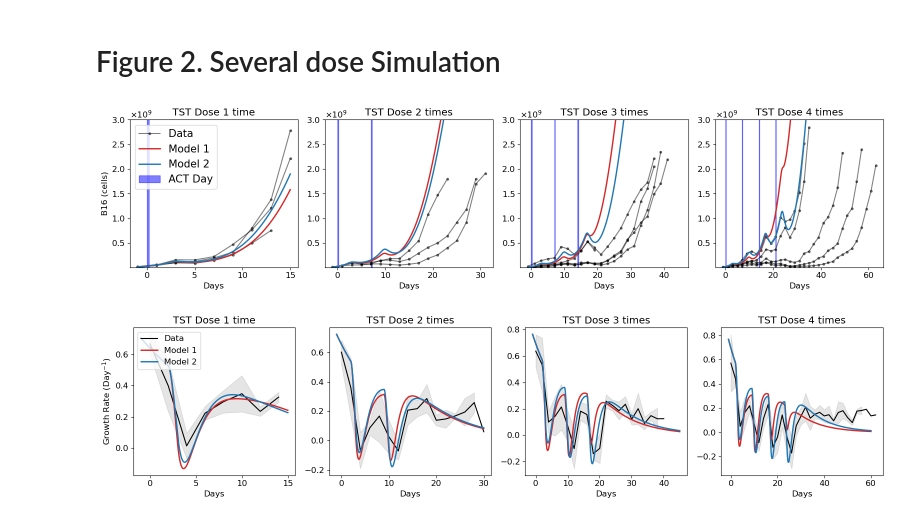
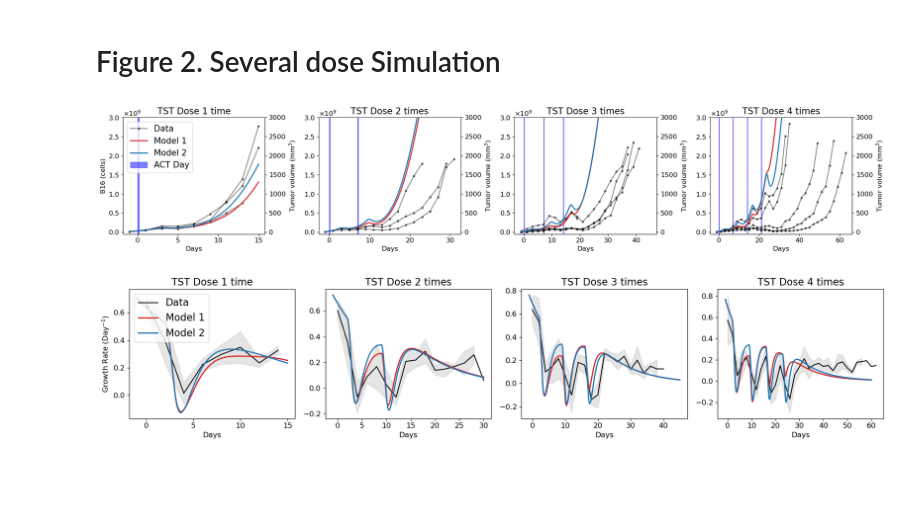
Before and after one commit to Rockyperiod/b16_act_analysis, a Jupyter notebook: code/ode/02_tst_model.ipynb, the cells around one changed output. Drawn from its saved outputs; the diff is of its cells as text; code cells hidden in the pictures; blank space fills up the shorter version.

```diff
--- a/code/ode/02_tst_model.ipynb
+++ b/code/ode/02_tst_model.ipynb
@@ -38,11 +34,11 @@ $k_s$ corresponds to $v_s$ in the paper.
 # %%
 t_start = 2  # Delay (in days) before TSTs infiltrate the tumor after injection
 
-def tst_pulse(t, dose_list, dose_days, delta_t):
+def tst_pulse(t, dose_list, dose_days, d_0, delta_t=1):
     """Return the TST input function F(t), based on dose schedule and delivery window."""
     total = 0
     for dose, day in zip(dose_list, dose_days):
         if day + t_start <= t < day + t_start + delta_t:
-            total += dose / delta_t
+            total += d_0 * dose / delta_t
     return total
 # %%
@@ -270,29 +131,31 @@ model_configs = {
     'Model1': {
         'ode': model1,
         'param_bounds': [
-            (1e-8, 2e-7),  # k_s
+            (1e-7, 3e-6),  # v_s
             (0.5, 2),      # e_p
             (0.5, 1),      # d_e
             (0.1, 1),      # d_d
             (0.1, 1),      # d_s
             (1e-8, 1e-6),  # d_m
             (2, 5),        # m_f
+            (0, 0.1)       # d_0
         ],
-        'param_names': ['k_s', 'e_p', 'd_e', 'd_d', 'd_s', 'd_m', 'm_f']
+        'param_names': ['v_s', 'e_p', 'd_e', 'd_d', 'd_s', 'd_m', 'm_f', 'd_0']
     },
     'Model2': {
         'ode': model2,
         'param_bounds': [
-            (1e-8, 2e-7),  # k_s
+            (1e-7, 3e-6),  # v_s
             (0.5, 2),      # e_p
             (0.5, 1),      # d_e
             (0.1, 1),      # d_d
             (0.1, 1),      # d_s
-            (0.1, 1e1),        # d_m
+            (0.1, 10),        # d_m
             (2, 5),        # m_f
-            (1e6, 1e8)     # k_m
+            (1e5, 1e7),     # k_m
+            (0, 0.1)       # d_0
         ],
-        'param_names': ['k_s', 'e_p', 'd_e', 'd_d', 'd_s', 'd_m', 'm_f', 'k_m']
+        'param_names': ['v_s', 'e_p', 'd_e', 'd_d', 'd_s', 'd_m', 'm_f', 'k_m', 'd_0']
     }
 }
 # %%
@@ -362,7 +358,7 @@ param2 = params[1]
 # Figure S2. Optimization Results
 # %%
 # Time range
-y0 = [v_data[0], 0, 0, 0, mdsc_data[0]]
+y0 = [v_data[0], 0, 0, 0, tim_data[0]]
 t_eval = np.arange(-1, 13.01, 0.01)
 
 # Fixed TST injection schedule
@@ -433,7 +465,7 @@ time_vectors = [
 B16F10_sD = pd.read_csv("../../data/tumor/B16F10_sD.csv")
 B16F10_sD = B16F10_sD.dropna(subset=["tumor_volume"]).copy()
 # %%
-fig_vol, axes_vol = plt.subplots(1, 4, figsize=(16, 4))
+fig_vol, axes_vol = plt.subplots(1, 4, figsize=(20, 4))
 for idx, label in enumerate(dose_labels):
     ax = axes_vol[idx]
     t_sim = time_vectors[idx]
@@ -442,8 +474,8 @@ for idx, label in enumerate(dose_labels):
     df_cond = B16F10_sD[B16F10_sD['Condition'] == label]
     df_avg  = tumor_volume(B16F10_sD, label)
     V_init  = df_avg['mean'].iloc[0] * 1e6
-    y0      = [V_init, 0, 0, 0, mdsc_data[0]*V_init/v_data[0]]
-    #y0 = [v_data[0], 0, 0, 0, mdsc_data[0]]
+    y0      = [V_init, 0, 0, 0, tim_data[0]*V_init/v_data[0]]
+    #y0 = [v_data[0], 0, 0, 0, tim_data[0]]
 
     # Simulate both models
     infusion_duration = 1
@@ -456,43 +488,52 @@ for idx, label in enumerate(dose_labels):
                         infusion_duration, param2),
                   hmax=0.001)
 
     # Plot each mouse’s tumor‐volume trajectory
     for mouse_id in df_cond['id'].unique():
         df_mouse = df_cond[df_cond['id'] == mouse_id]
         ax.plot(df_mouse['day'],
                 df_mouse['tumor_volume'] * 1e6,
                 marker='o', markersize=3, alpha=0.5, color='black',
                 label='Data' if mouse_id==1 else None)
 
     # Overlay simulations
     ax.plot(t_sim, sol1[:, 0], '-',  color='tab:red',   linewidth=2, label='Model 1')
     ax.plot(t_sim, sol2[:, 0], '-', color='tab:blue', linewidth=2, label='Model 2')
 
     # Shade dosing periods
     for day in dose_days_list[idx]:
         ax.axvspan(day, day + 0.2, color='blue', alpha=0.5, label='ACT Day')
 
-    ax.set_title(f'TST Dose {idx+1} times')
+    ax.set_title(f'TST Dose {idx+1} times', fontsize=16)
     if idx == 0:
-        ax.set_title(f'TST Dose {idx+1} time')
+        ax.set_title(f'TST Dose {idx+1} time', fontsize=16)
         ax.set_ylabel('B16 (cells)')
         ax.legend(loc='upper left', fontsize=15)
     ax.set_xlabel('Days')
-    ax.set_ylim(5e6, 3e9)
+    ax.set_ylim(-5e7, 3e9)
     #ax.set_yscale('log')
-
-plt.tight_layout()
 
 for ax in axes_vol:
     ax.yaxis.set_major_formatter(ScalarFormatter(useMathText=True))
     ax.ticklabel_format(axis='y', style='sci', scilimits=(0, 0))
 
-fig_vol.savefig(os.path.join(dir_path, "fig2a.pdf"), dpi=300)
-fig_vol.savefig(os.path.join(dir_path, "fig2a.jpeg"), dpi=300)
+    # Add a secondary y-axis for tumor volume (mm^3)
+    conv = 1e6  # 10^6 cells = 1 mm^3
+
+    secax = ax.secondary_yaxis(
+        'right',
+        functions=(lambda y: y / conv, lambda y: y * conv)
+    )
+    secax.set_ylabel(r'Tumor volume (mm$^3$)')
+
+plt.tight_layout()
+
+fig_vol.savefig(os.path.join(dir_path, "fig2a.pdf"), dpi=1200)
+fig_vol.savefig(os.path.join(dir_path, "fig2a.jpeg"), dpi=1200)
 # %% [output]
-[figure, old version]
+[figure, new version]
 # %%
-fig_gr, axes_gr = plt.subplots(1, 4, figsize=(16, 4))
+fig_gr, axes_gr = plt.subplots(1, 4, figsize=(18, 4))
 
 for idx, label in enumerate(dose_labels):
     ax = axes_gr[idx]
@@ -504,8 +545,8 @@ for idx, label in enumerate(dose_labels):
     # Initial conditions
     df_avg = tumor_volume(B16F10_sD, label)
     V_init = df_avg['mean'].iloc[0] * 1e6
-    y0     = [V_init, 0, 0, 0, mdsc_data[0] * V_init / v_data[0]]
-    #y0 = [v_data[0], 0, 0, 0, mdsc_data[0]]
+    y0     = [V_init, 0, 0, 0, tim_data[0] * V_init / v_data[0]]
+    #y0 = [v_data[0], 0, 0, 0, tim_data[0]]
 
     # Simulate both models
     sol1 = odeint(model1, y0, t_sim,
@@ -533,18 +574,18 @@ for idx, label in enumerate(dose_labels):
             '-', color='black', label='Data')
 
     # Overlay simulated curves
-    ax.plot(days1, gr1_vals, '-',  color='tab:red',   linewidth=2, label='Model 1')
+    ax.plot(days1, gr1_vals, '-', color='tab:red',   linewidth=2, label='Model 1')
     ax.plot(days2, gr2_vals, '-', color='tab:blue', linewidth=2, label='Model 2')
 
     # Shade dosing periods
     #for day in dose_days_list[idx]:
     #    ax.axvspan(day, day + 0.2, color='tab:blue', alpha=0.5, label='ACT Day')
 
-    ax.set_title(f'TST Dose {idx+1} times')
+    ax.set_title(f'TST Dose {idx+1} times', fontsize=16)
     if idx == 0:
-        ax.set_title(f'TST Dose {idx+1} time')
+        ax.set_title(f'TST Dose {idx+1} time', fontsize=16)
         ax.set_ylabel('Growth Rate (Day$^{-1}$)')
-        ax.legend(loc='upper left', fontsize=12)
+        ax.legend(loc='upper left', fontsize=16)
     ax.set_xlabel('Days')
 
 plt.tight_layout()
@@ -552,4 +593,4 @@ plt.tight_layout()
 fig_gr.savefig(os.path.join(dir_path, "fig2b.pdf"), dpi=300)
 fig_gr.savefig(os.path.join(dir_path, "fig2b.jpeg"), dpi=300)
 # %% [output]
-[figure, old version]
+[figure, new version]
```
Also changed, not shown: parts of 20 cells of this notebook, 7 other files.
